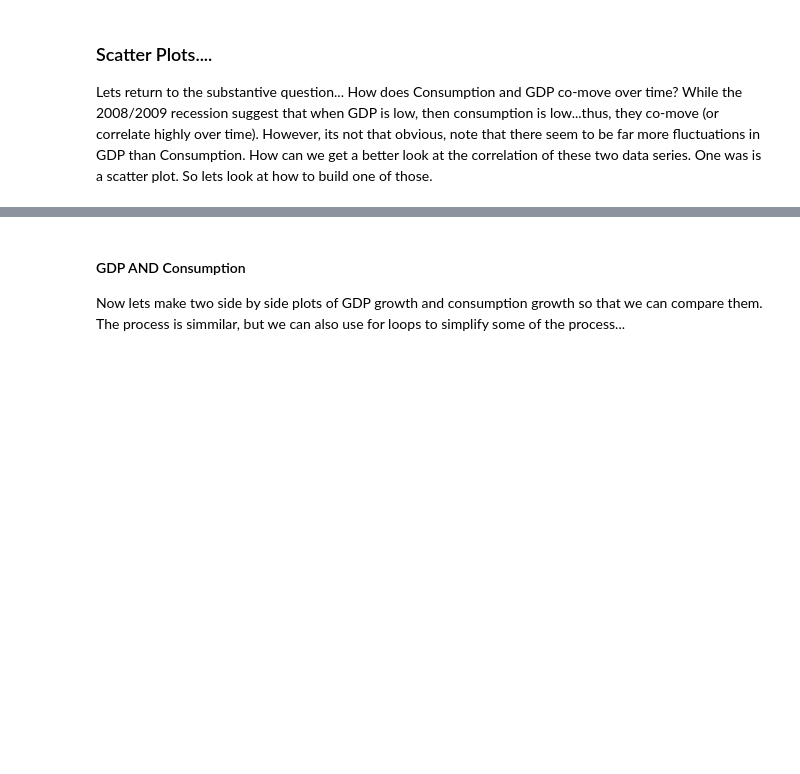
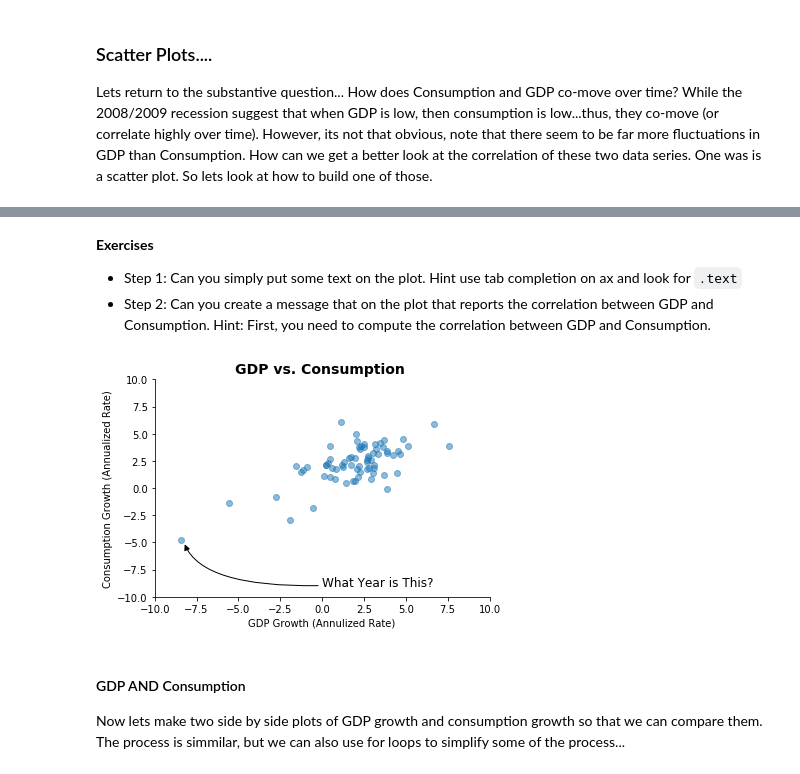
Before and after one commit to mwaugh0328/data_bootcamp_spring_2018, a Jupyter notebook: week6/intro_matplotlib.ipynb, the cells around one changed output, grey strips where cells are left out. Drawn from its saved outputs; the diff is of its cells as text; code cells hidden in the pictures; blank space fills up the shorter version.

```diff
--- a/week6/intro_matplotlib.ipynb
+++ b/week6/intro_matplotlib.ipynb
@@ -231,3 +217,50 @@ plt.show()
+# %% [markdown]
+**Exercises**
+* Step 1: Can you simply put some text on the plot. Hint use tab completion on ax and look for `.text`
+* Step 2: Can you create a message that on the plot that reports the correlation between GDP and Consumption. Hint: First, you need to compute the correlation between GDP and Consumption.
+# %%
+fig, ax = plt.subplots() # Same deal here...
+
+ax.scatter(usdata["gdp_growth"], usdata["cons_growth"],     # x,y variables
+            alpha= 0.50) # Then this last command specifies how dark or light the bubbles are...
+
+##################################################################################
+# Again, lets make this informative...
+
+ax.set_title('GDP vs. Consumption ', loc='center', fontsize=14, fontweight = "bold")
+# We know this, but note the new option, it specifies the location....
+
+ax.set_xlabel("GDP Growth (Annulized Rate)")
+ax.set_ylabel("Consumption Growth (Annualized Rate)")
+
+ax.spines["right"].set_visible(False) # This removes the ``spines'', just the right and top
+ax.spines["top"].set_visible(False) # ones...
+
+ax.set_ylim(-10,10) # Make this a box...why, one can then by eye infer the slope...
+ax.set_xlim(-10,10) #
+
+############################################################################
+# This is something new I learned recently
+
+ax.annotate(
+    "What Year is This?",
+    xy=(-8.25, -5), # This is where we point at...
+    xycoords="data", # Not exactly sure about this
+    xytext=(0, -9), # This is about where the text is
+    horizontalalignment="left", # How the text is alined
+    arrowprops={
+        "arrowstyle": "-|>", # This is stuff about the arrow
+        "connectionstyle": "angle3,angleA=5,angleB=110",
+        "color": "black"
+    },
+    fontsize=12,
+)
+
+############################################################################
+
+plt.show()
+# %% [output]
+[figure, added]
 # %% [markdown]
 #### GDP AND Consumption
 
```
Also changed, not shown: parts of 2 cells of this notebook.
